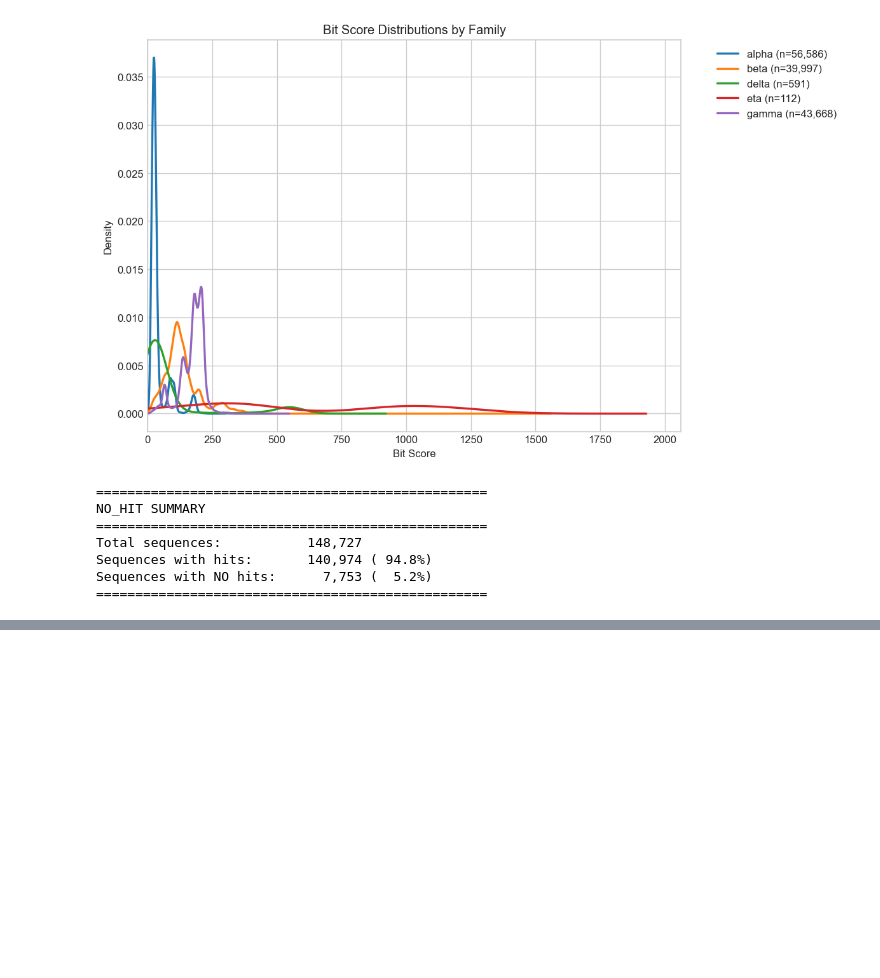
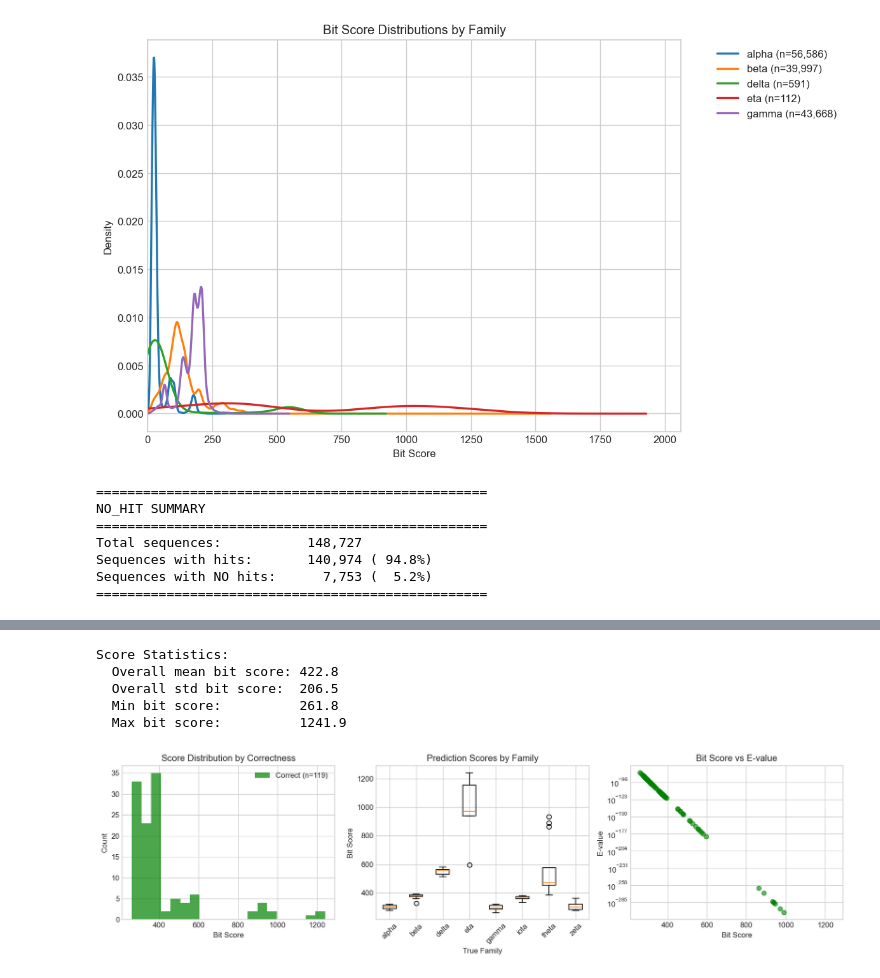
Before and after one commit to Sam-Kap1an/HHM-Profiles-for-CA-Enzymes, a Jupyter notebook: hmm_eval.ipynb, the cells around one changed output, grey strips where cells are left out. Drawn from its saved outputs; the diff is of its cells as text; code cells hidden in the pictures; blank space fills up the shorter version.

```diff
--- a/hmm_eval.ipynb
+++ b/hmm_eval.ipynb
@@ -1210,0 +1210,67 @@ else:
+# %%
+def analyze_prediction_confidence(df, true_col='true_class_norm', pred_col='pred_class_norm',
+                                   score_col='bit_score', figsize=(12, 5)):
+    """Analyze the confidence/scores of correct vs incorrect predictions."""
+
+    eval_df = df.copy()
+    eval_df['correct'] = eval_df[true_col] == eval_df[pred_col]
+
+    fig, axes = plt.subplots(1, 3, figsize=(14, 4))
+
+    # Plot 1: Score distribution for correct predictions
+    ax1 = axes[0]
+    correct_scores = eval_df[eval_df['correct']][score_col].dropna()
+    incorrect_scores = eval_df[~eval_df['correct']][score_col].dropna()
+
+    if len(correct_scores) > 0:
+        ax1.hist(correct_scores, bins=20, alpha=0.7, label=f'Correct (n={len(correct_scores)})', color='green')
+    if len(incorrect_scores) > 0:
+        ax1.hist(incorrect_scores, bins=20, alpha=0.7, label=f'Incorrect (n={len(incorrect_scores)})', color='red')
+    ax1.set_xlabel('Bit Score')
+    ax1.set_ylabel('Count')
+    ax1.set_title('Score Distribution by Correctness')
+    ax1.legend()
+
+    # Plot 2: Score by family
+    ax2 = axes[1]
+    families = sorted(eval_df[true_col].unique())
+    family_scores = [eval_df[eval_df[true_col] == f][score_col].dropna().values for f in families]
+    ax2.boxplot(family_scores, labels=families)
+    ax2.set_xlabel('True Family')
+    ax2.set_ylabel('Bit Score')
+    ax2.set_title('Prediction Scores by Family')
+    ax2.tick_params(axis='x', rotation=45)
+
+    # Plot 3: Score vs E-value (log scale)
+    ax3 = axes[2]
+    ax3.scatter(eval_df[score_col], eval_df['evalue'], alpha=0.6,
+                c=eval_df['correct'].map({True: 'green', False: 'red'}))
+    ax3.set_xlabel('Bit Score')
+    ax3.set_ylabel('E-value')
+    ax3.set_yscale('log')
+    ax3.set_title('Bit Score vs E-value')
+
+    plt.tight_layout()
+
+    # Summary statistics
+    print("Score Statistics:")
+    print(f"  Overall mean bit score: {eval_df[score_col].mean():.1f}")
+    print(f"  Overall std bit score:  {eval_df[score_col].std():.1f}")
+    print(f"  Min bit score:          {eval_df[score_col].min():.1f}")
+    print(f"  Max bit score:          {eval_df[score_col].max():.1f}")
+
+    if len(incorrect_scores) > 0:
+        print(f"\n  Incorrect predictions mean: {incorrect_scores.mean():.1f}")
+
+    return fig
+
+
+fig = analyze_prediction_confidence(heldout)
+plt.show()
+# %% [output]
+Score Statistics:
+  Overall mean bit score: 422.8
+  Overall std bit score:  206.5
+  Min bit score:          261.8
+  Max bit score:          1241.9
+[figure, added]
```
Also changed, not shown: parts of 10 cells of this notebook.
